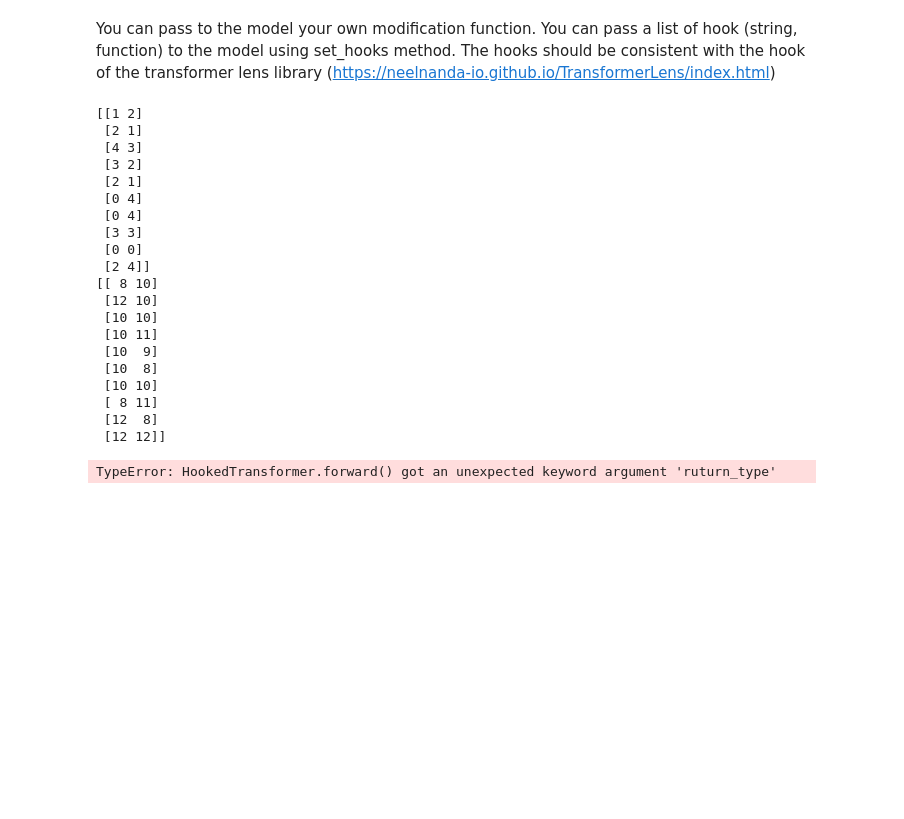
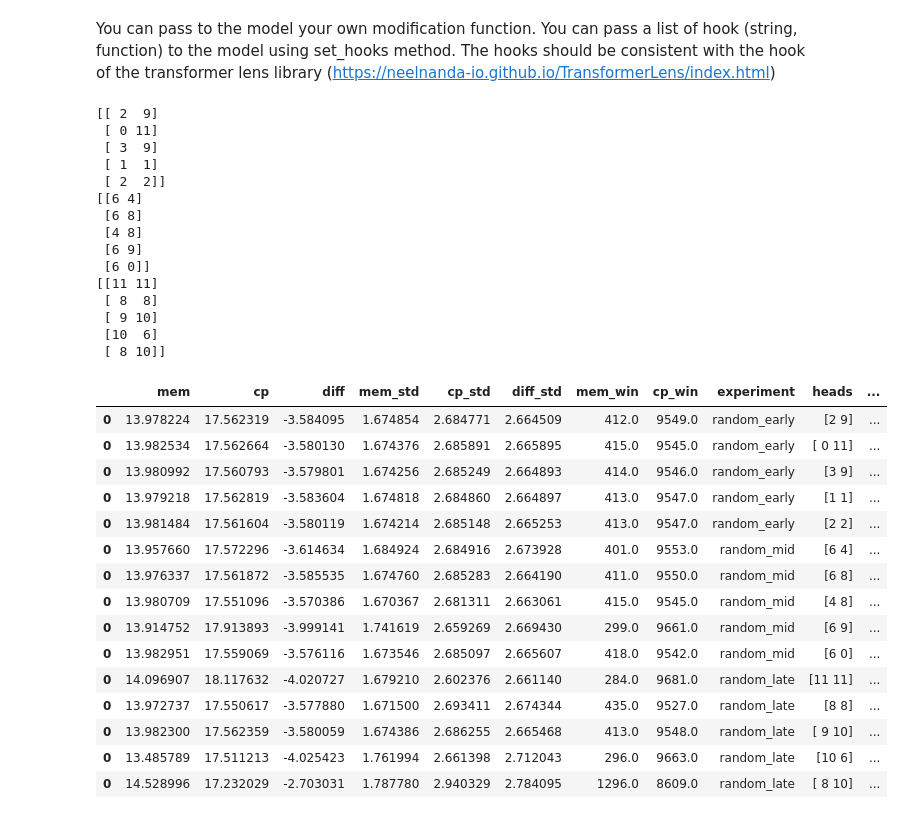
Before and after one commit to LCPerotti/FACT-AI-Assignment, a Jupyter notebook: original_paper_code/notebooks/attention_modifcation.ipynb, the cells around one changed output. Cells and saved outputs as stored; diff of their text form; code cells hidden in the pictures; blank space fills up the shorter version.

```diff
--- a/original_paper_code/notebooks/attention_modifcation.ipynb
+++ b/original_paper_code/notebooks/attention_modifcation.ipynb
@@ -232,52 +238,75 @@ individual_data
 You can pass to the model your own modification function. You can pass a list of hook (string, function) to the model using set_hooks method. The hooks should be consistent with the hook of the transformer lens library (https://neelnanda-io.github.io/TransformerLens/index.html)
 # %%
 import numpy as np
-np.random.seed(34)
-random_early_heads = np.random.choice(range(5), (10, 2))
+np.random.seed(147)
+random_early_heads = np.stack([np.random.choice(range(4), 5), np.random.choice(range(12), 5)]).T
 
-random_late_heads = np.random.choice(range(8, 13), (10, 2))
+random_middle_heads = np.stack([np.random.choice(range(4, 8), 5), np.random.choice(range(12), 5)]).T
+
+random_late_heads = np.stack([np.random.choice(range(8, 12), 5), np.random.choice(range(12), 5)]).T
 
 
 print(random_early_heads)
+print(random_middle_heads)
 print(random_late_heads)
 
 random = []
 for head in random_early_heads:
     ablator.set_heads(heads=[head], value=5, position="attribute") #fact
     df = ablator.run()
-    df["experiment"] = "random"
+    df["experiment"] = "random_early"
+    df["heads"] = str(head)
+    random.append(df)
+
+for head in random_middle_heads:
+    ablator.set_heads(heads=[head], value=5, position="attribute") #fact
+    df = ablator.run()
+    df["experiment"] = "random_mid"
     df["heads"] = str(head)
     random.append(df)
 
 for head in random_late_heads:
     ablator.set_heads(heads=[head], value=5, position="attribute") #fact
     df = ablator.run()
-    df["experiment"] = "random"
+    df["experiment"] = "random_late"
     df["heads"] = str(head)
     random.append(df)
 
 random_data = pd.concat(random)
 random_data["fa_alpha"] = 5
-random_data["cofa_alpha"] = 0
+random_data["cofa_alpha"] = 1
 # %% [output]
-[[1 2]
- [2 1]
- [4 3]
- [3 2]
- [2 1]
- [0 4]
- [0 4]
- [3 3]
- [0 0]
- [2 4]]
-[[ 8 10]
- [12 10]
- [10 10]
- [10 11]
- [10  9]
- [10  8]
- [10 10]
- [ 8 11]
- [12  8]
- [12 12]]
+[[ 2  9]
+ [ 0 11]
+ [ 3  9]
+ [ 1  1]
+ [ 2  2]]
+[[6 4]
+ [6 8]
+ [4 8]
+ [6 9]
+ [6 0]]
+[[11 11]
+ [ 8  8]
+ [ 9 10]
+ [10  6]
+ [ 8 10]]
-TypeError: HookedTransformer.forward() got an unexpected keyword argument 'ruturn_type'
+# %%
+random_data
+# %% [output]
+|  | mem | cp | diff | mem_std | cp_std | diff_std | mem_win | cp_win | experiment | heads | ... |
+| 0 | 13.978224 | 17.562319 | -3.584095 | 1.674854 | 2.684771 | 2.664509 | 412.0 | 9549.0 | random_early | [2 9] | ... |
+| 0 | 13.982534 | 17.562664 | -3.580130 | 1.674376 | 2.685891 | 2.665895 | 415.0 | 9545.0 | random_early | [ 0 11] | ... |
+| 0 | 13.980992 | 17.560793 | -3.579801 | 1.674256 | 2.685249 | 2.664893 | 414.0 | 9546.0 | random_early | [3 9] | ... |
+| 0 | 13.979218 | 17.562819 | -3.583604 | 1.674818 | 2.684860 | 2.664897 | 413.0 | 9547.0 | random_early | [1 1] | ... |
+| 0 | 13.981484 | 17.561604 | -3.580119 | 1.674214 | 2.685148 | 2.665253 | 413.0 | 9547.0 | random_early | [2 2] | ... |
+| 0 | 13.957660 | 17.572296 | -3.614634 | 1.684924 | 2.684916 | 2.673928 | 401.0 | 9553.0 | random_mid | [6 4] | ... |
+| 0 | 13.976337 | 17.561872 | -3.585535 | 1.674760 | 2.685283 | 2.664190 | 411.0 | 9550.0 | random_mid | [6 8] | ... |
+| 0 | 13.980709 | 17.551096 | -3.570386 | 1.670367 | 2.681311 | 2.663061 | 415.0 | 9545.0 | random_mid | [4 8] | ... |
+| 0 | 13.914752 | 17.913893 | -3.999141 | 1.741619 | 2.659269 | 2.669430 | 299.0 | 9661.0 | random_mid | [6 9] | ... |
+| 0 | 13.982951 | 17.559069 | -3.576116 | 1.673546 | 2.685097 | 2.665607 | 418.0 | 9542.0 | random_mid | [6 0] | ... |
+| 0 | 14.096907 | 18.117632 | -4.020727 | 1.679210 | 2.602376 | 2.661140 | 284.0 | 9681.0 | random_late | [11 11] | ... |
+| 0 | 13.972737 | 17.550617 | -3.577880 | 1.671500 | 2.693411 | 2.674344 | 435.0 | 9527.0 | random_late | [8 8] | ... |
+| 0 | 13.982300 | 17.562359 | -3.580059 | 1.674386 | 2.686255 | 2.665468 | 413.0 | 9548.0 | random_late | [ 9 10] | ... |
+| 0 | 13.485789 | 17.511213 | -4.025423 | 1.761994 | 2.661398 | 2.712043 | 296.0 | 9663.0 | random_late | [10 6] | ... |
+| 0 | 14.528996 | 17.232029 | -2.703031 | 1.787780 | 2.940329 | 2.784095 | 1296.0 | 8609.0 | random_late | [ 8 10] | ... |
```
Also changed, not shown: parts of 17 cells of this notebook, 3 other files.
